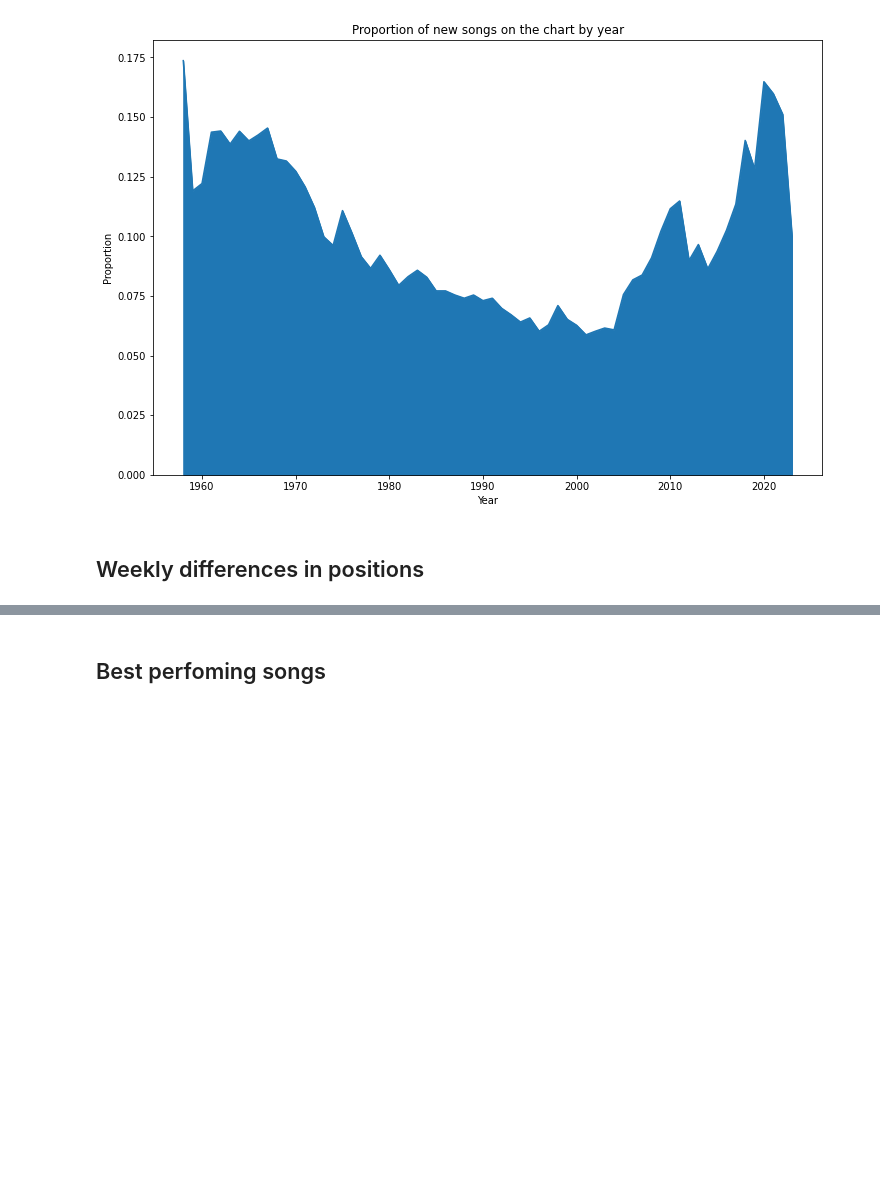
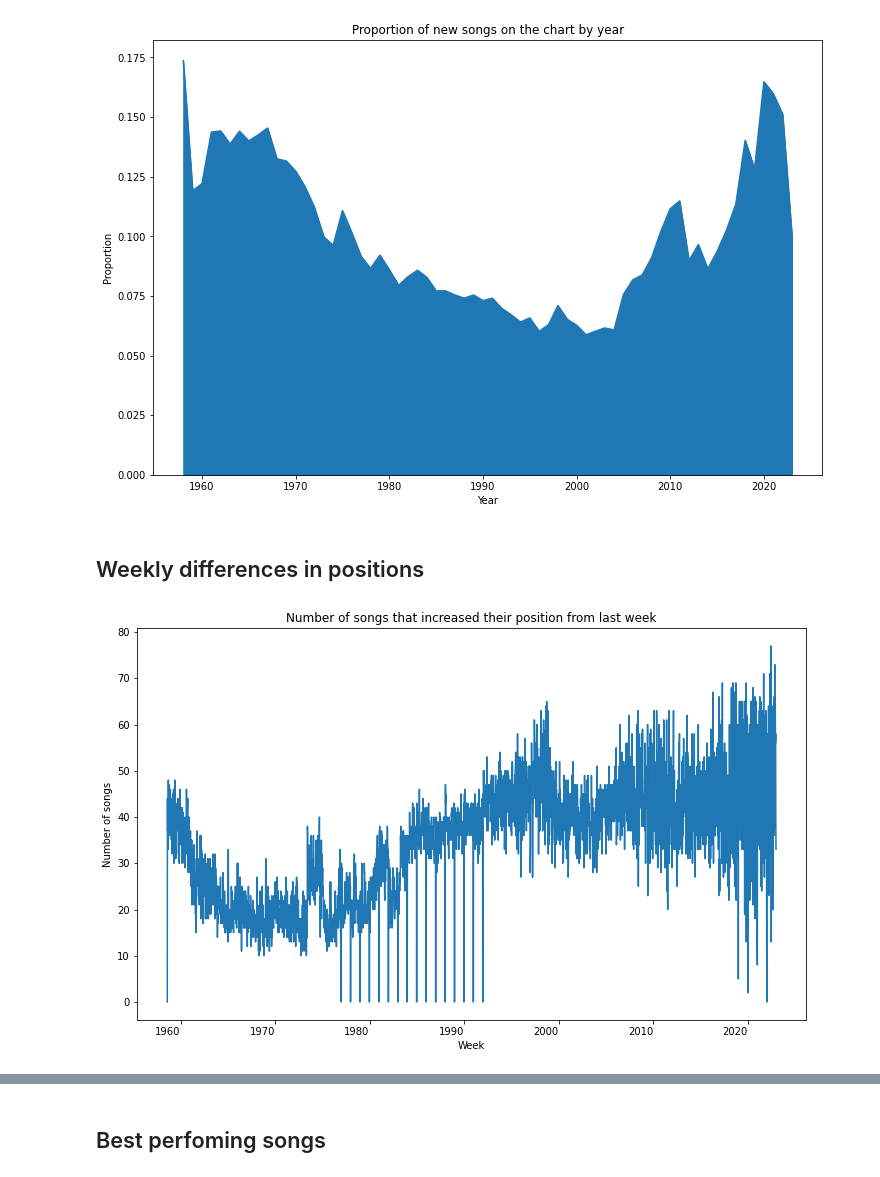
Before and after one commit to martalech/pop_charts_dynamics, a Jupyter notebook: data_statistics.ipynb, the cells around one changed output, grey strips where cells are left out. Cells and saved outputs as stored; diff of their text form; code cells hidden in the pictures; blank space fills up the shorter version.

Commit message:
First attempts on presenting songs that increase position by each week

```diff
--- a/data_statistics.ipynb
+++ b/data_statistics.ipynb
@@ -153,3 +153,24 @@ plt.show()
 [figure]
 # %% [markdown]
 ## Weekly differences in positions
+# %%
+def calculate_position_change(position, last_week_position):
+    if np.isnan(last_week_position):
+        return 0
+    if position > last_week_position:
+        return 1
+    return 0
+
+billboard_hot_100["position_rised"] = billboard_hot_100.apply(
+    lambda x: calculate_position_change(x["position"], x["last_week_position"]), axis=1)
+# %%
+count_rises = billboard_hot_100[["position_rised", "first_day_of_the_week"]].groupby(by="first_day_of_the_week").sum()
+
+count_rises.plot(kind='line', figsize=(12, 8), legend=False, rot=0)
+
+plt.title("Number of songs that increased their position from last week")
+plt.xlabel("Week")
+plt.ylabel("Number of songs")
+plt.show()
+# %% [output]
+[figure, added]
```
Also changed, not shown: parts of 3 cells of this notebook.
